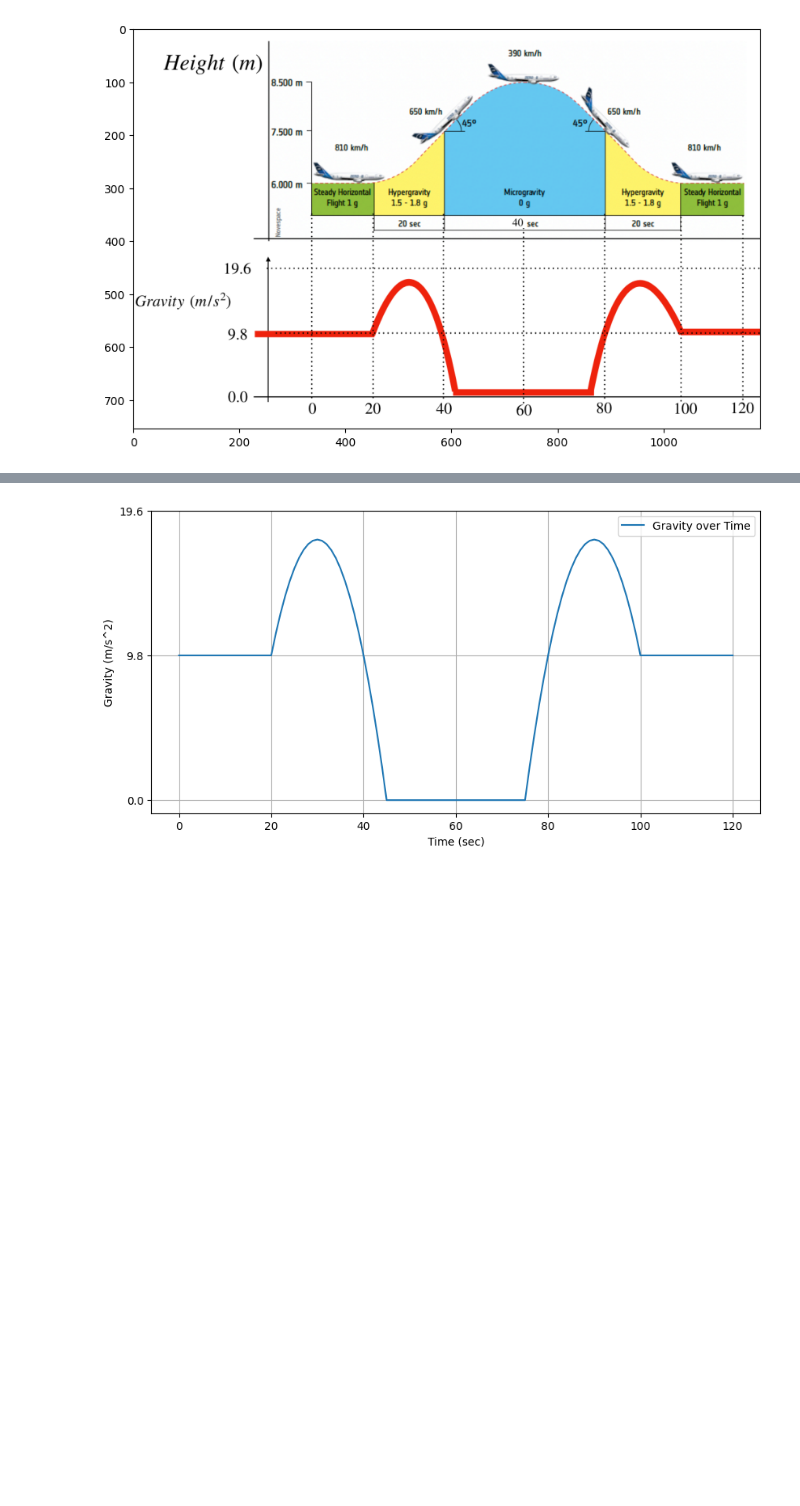
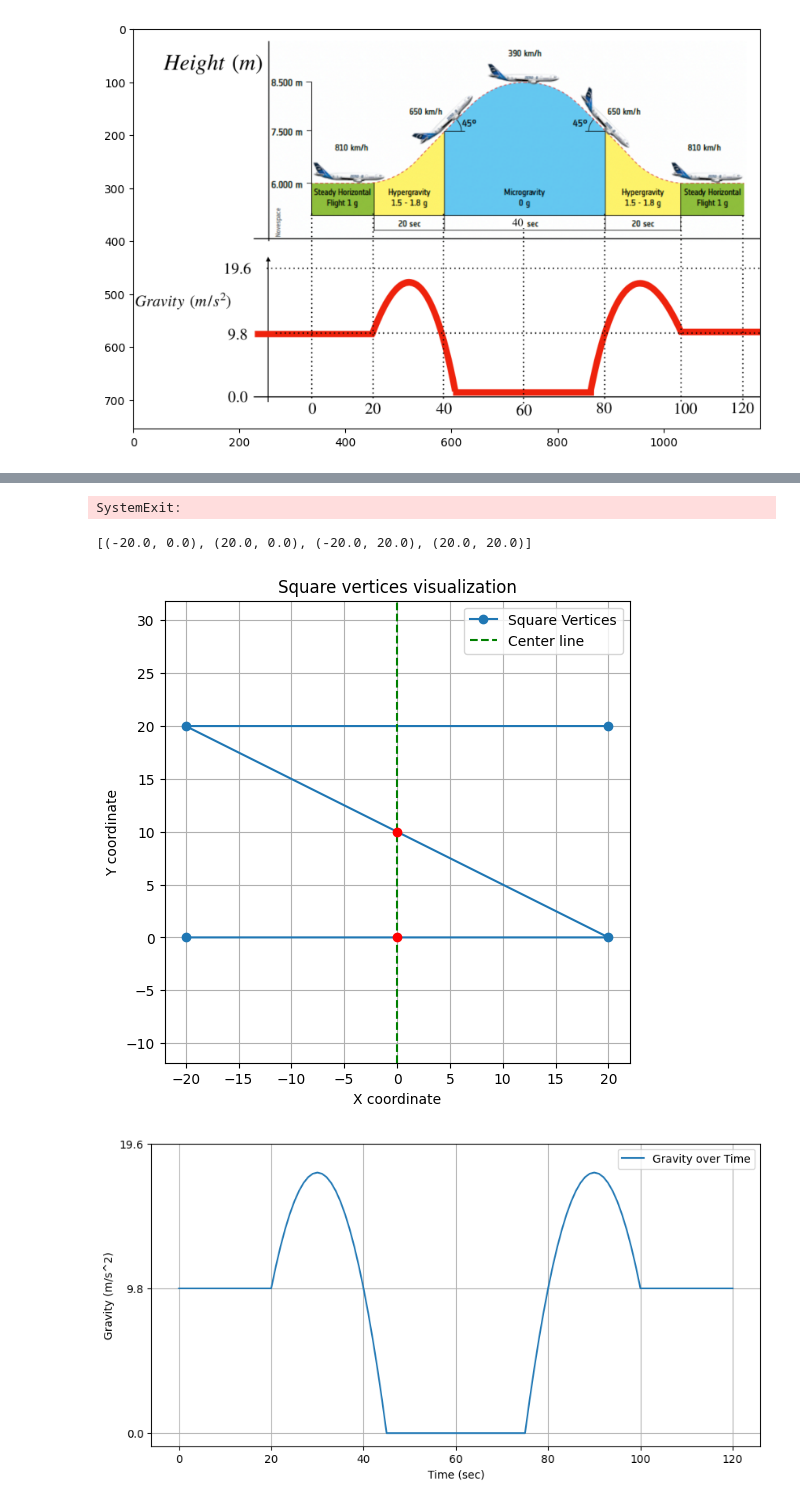
Before and after one commit to faransansj/Assignment_archive, a Jupyter notebook: 전산물리학/mid-tern exam/mid-tern_2024.ipynb, the cells around one changed output, grey strips where cells are left out. Saved outputs shown, nothing was run; the diff lists cells and outputs as text; code cells hidden in the pictures; blank space fills up the shorter version.

```diff
--- a/전산물리학/mid-tern exam/mid-tern_2024.ipynb
+++ b/전산물리학/mid-tern exam/mid-tern_2024.ipynb
@@ -110,3 +219,66 @@ pygame.quit()
+# %%
+# Set up the display
+width, height = 800, 600
+screen = pygame.display.set_mode((width, height))
+
+# Define colors
+black = (0, 0, 0)
+white = (255, 255, 255)
+
+def square(x0,y0,x1,y1,length,angle):
+    # 사각형의 밑변의 중점 좌표를 구한다.
+    angle_rad = np.radians(angle)
+    s1 = (x0- (length/2) * cos(angle_rad), y0 - (length/2)* sin(angle_rad))
+    s2 = (x0+ (length/2) * cos(angle_rad), y0 + (length/2)* sin(angle_rad))
+    s3 = (x1- (length/2) * cos(angle_rad), y1 - (length/2)* sin(angle_rad))
+    s4 = (x1+ (length/2) * cos(angle_rad), y1 + (length/2)* sin(angle_rad))
+    return [s1,s2,s3,s4]
+# %% [output]
+SystemExit:
+# %%
+import matplotlib.pyplot as plt
+import numpy as np
+
+# Define the function to compute square vertices
+def square(x0, y0, x1, y1, length, angle):
+    radians = np.radians(angle)
+
+    x2 = 2* x1 - x0
+    y2 = 2* y1 - y0
+
+    s1 = (x0 - (length / 2) * np.cos(radians), y0 - (length / 2) * np.sin(radians))
+    s2 = (x0 + (length / 2) * np.cos(radians), y0 + (length / 2) * np.sin(radians))
+    s3 = (x2 - (length / 2) * np.cos(radians), y2 - (length / 2) * np.sin(radians))
+    s4 = (x2 + (length / 2) * np.cos(radians), y2 + (length / 2) * np.sin(radians))
+    return [s1, s2, s3, s4]
+
+# Example parameters
+x0, y0 = 0, 0
+x1, y1 = 0, 10
+length = 40
+angle = 0
+
+# Calculate the vertices
+vertices = square(x0, y0, x1, y1, length, angle)
+print(vertices)
+# Extract vertices for plotting
+x_coords, y_coords = zip(*vertices)
+
+# Plot the vertices
+plt.figure(figsize=(6, 6))
+plt.plot(x_coords, y_coords, 'o-', label='Square Vertices')
+plt.scatter([x0, x1], [y0, y1], color='red', zorder=5)  # center line points
+plt.axline((x0, y0), (x1, y1), color='green', linestyle='--', label='Center line')
+plt.xlabel('X coordinate')
+plt.ylabel('Y coordinate')
+plt.title('Square vertices visualization')
+plt.axis('equal')
+plt.legend()
+plt.grid(True)
+plt.show()
+# %% [output]
+[(-20.0, 0.0), (20.0, 0.0), (-20.0, 20.0), (20.0, 20.0)]
+[figure, added]
 # %%
 import matplotlib.pyplot as plt
 import numpy as np
```
Also changed, not shown: parts of 1 cell of this notebook, 1 other file.
